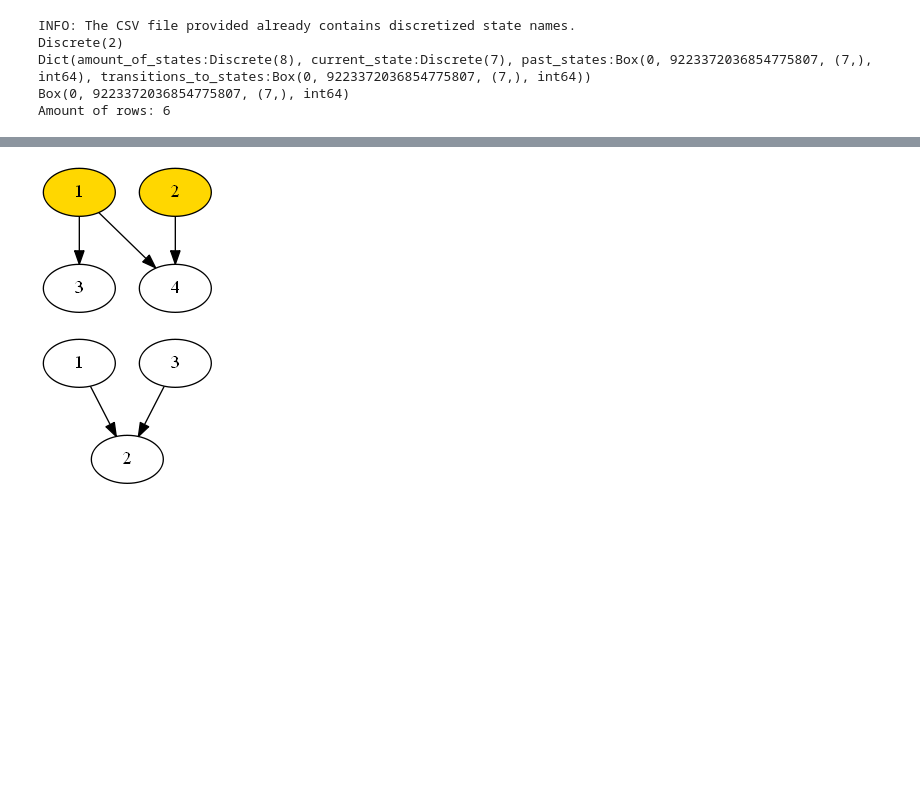
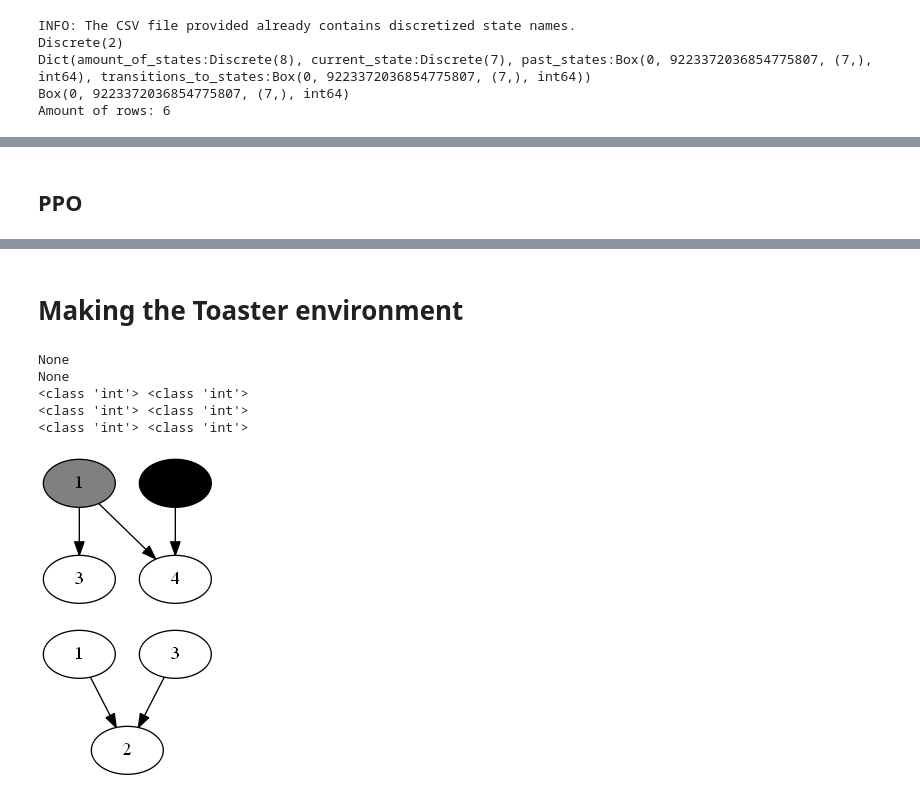
Before and after one commit to mlegas/FSM-reinforcement-learning, a Jupyter notebook: pelican.ipynb, the cells around one changed output, grey strips where cells are left out. Cells and saved outputs as stored; diff of their text form; code cells hidden in the pictures; blank space fills up the shorter version.

Commit message:
Finished visualization system. Moving onto toaster env.

```diff
--- a/pelican.ipynb
+++ b/pelican.ipynb
@@ -514,3 +621,5 @@ Using cpu device
+# %% [markdown]
+## PPO
 # %%
 # Train the agent
 # You are probably using a MlpPolicy instead of a MultiInputPolicy (cf doc)
@@ -534,3 +643,5 @@ Using cpu device
 |    policy_gradient_loss | -0.045      |
 |    value_loss           | 9.76        |
 -----------------------------------------
+# %% [markdown]
+# Making the Toaster environment
@@ -537,19 +650,31 @@ Using cpu device
 # %%
 import pydot
 from IPython.display import Image, display
 from IPython.display import clear_output
 
 graph = pydot.Dot(graph_type='digraph', strict=True)
 
-graph.add_node(pydot.Node(name="1", style="filled", fillcolor="gold"))
-graph.add_node(pydot.Node(name="2", style="filled", fillcolor="gold"))
-graph.add_edge(pydot.Edge("1", "3"))
-graph.add_edge(pydot.Edge("1", "4"))
-graph.add_edge(pydot.Edge("2", "4"))
+graph.add_node(pydot.Node(name=1, style="filled", fillcolor="0.0 0.0 0.5", fontcolor="black"))
+graph.add_node(pydot.Node(name=2, style="filled", fillcolor="0.0 0.0 0.0"))
+graph.add_edge(pydot.Edge(1, 3))
+graph.add_edge(pydot.Edge(1, 4))
+graph.add_edge(pydot.Edge(2, 4))
+
+for node in graph.get_nodes():
+    print(node.get_label())
+
+for edge in graph.get_edges():
+    print(type(edge.get_source()), type(edge.get_destination()))
+
 plt = Image(graph.create_png())
 display(plt)
 # %% [output]
+None
+None
+<class 'int'> <class 'int'>
+<class 'int'> <class 'int'>
+<class 'int'> <class 'int'>
-[figure, old version]
+[figure, new version]
 # %%
 import pydot
 from IPython.display import Image, display
```
Also changed, not shown: parts of 11 cells of this notebook.
